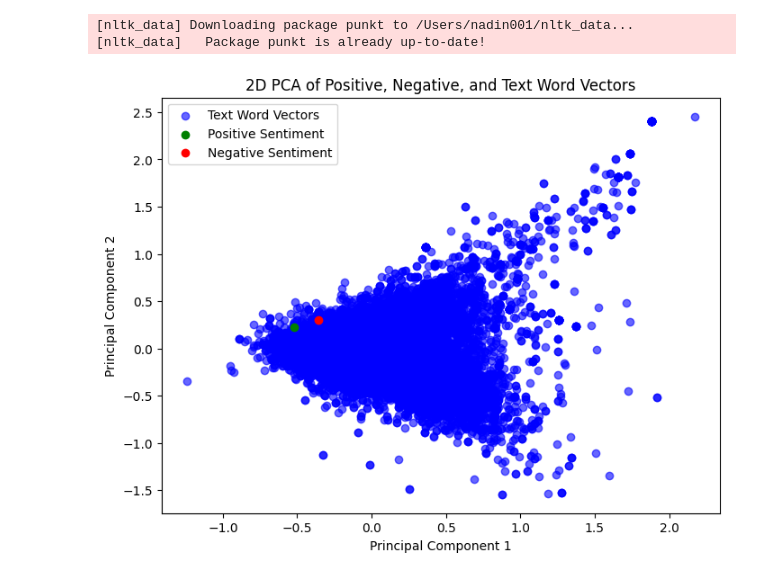
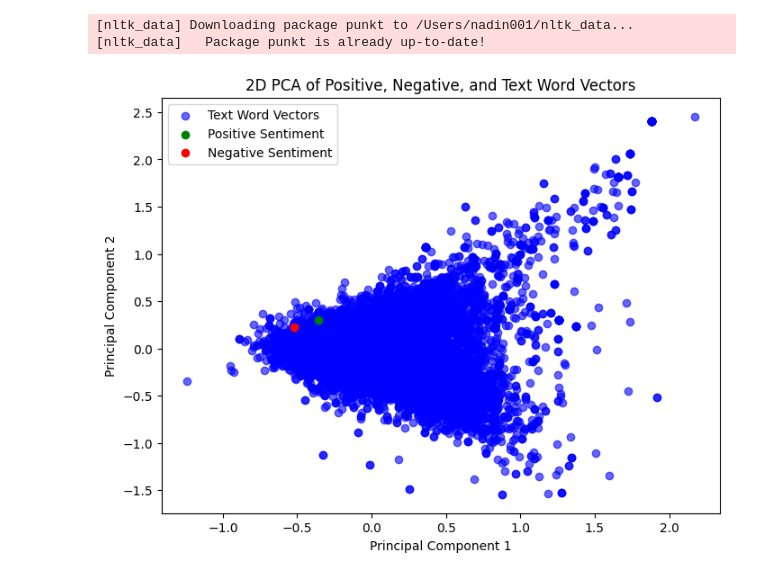
Before and after one commit to UtrechtUniversity/historical-news-sentiment, a Jupyter notebook: notebooks/sentiment_analyser.ipynb, the cells around one changed output. Cells and saved outputs as stored; diff of their text form; code cells hidden in the pictures.

```diff
--- a/notebooks/sentiment_analyser.ipynb
+++ b/notebooks/sentiment_analyser.ipynb
@@ -4,11 +4,11 @@ from interest.sentiment import SentimentAnalyser
 [nltk_data] Downloading package punkt to /Users/nadin001/nltk_data...
 [nltk_data]   Package punkt is already up-to-date!
 # %%
-analyzer = SentimentAnalyser('../data/negative_words_gpt.txt', '../data/positive_words_gpt.txt', '../data/merged/combined_df.csv', '../models/pretrained/Dutch_CoNLL17_corpus/model.bin')
+analyzer = SentimentAnalyser(negative_words_fp='../data/negative_words_gpt.txt', positive_words_fp='../data/positive_words_gpt.txt', articles_fp='../data/merged/combined_df.csv', model_fp='../models/pretrained/Dutch_CoNLL17_corpus/model.bin')
 # %%
 negative_sentiment_word_vector = analyzer.negative_words_to_word_vectors()
 positive_sentiment_word_vector = analyzer.positive_words_to_word_vectors()
 articles_word_vectors = analyzer.text_to_word_vectors()
-analyzer.plot_word_vectors(negative_sentiment_word_vector, positive_sentiment_word_vector, articles_word_vectors)
+analyzer.plot_word_vectors(positive_word_vector=positive_sentiment_word_vector, negative_word_vector=negative_sentiment_word_vector, articles_word_vectors=articles_word_vectors)
 # %% [output]
-[figure, old version]
+[figure, new version]
```
Also changed, not shown: parts of 2 cells of this notebook.
